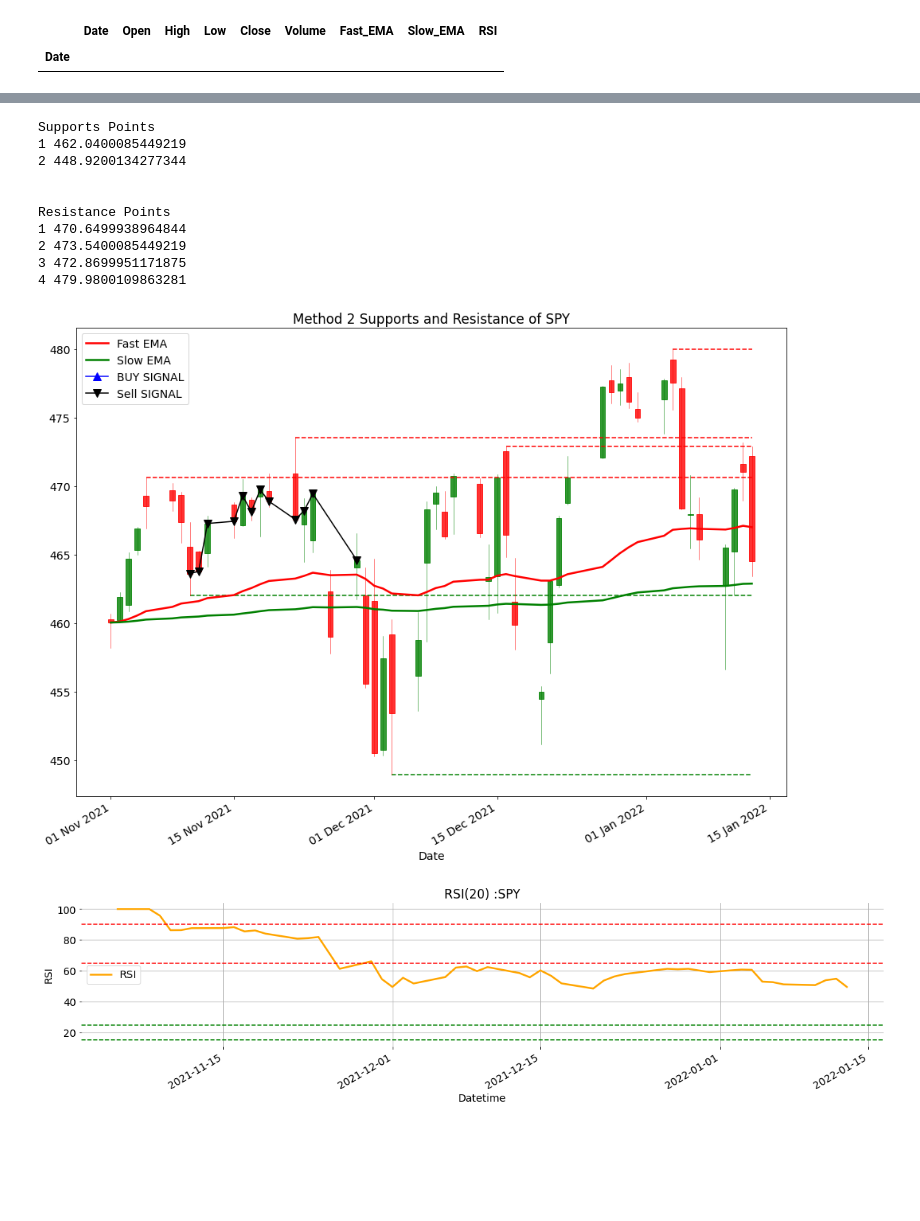
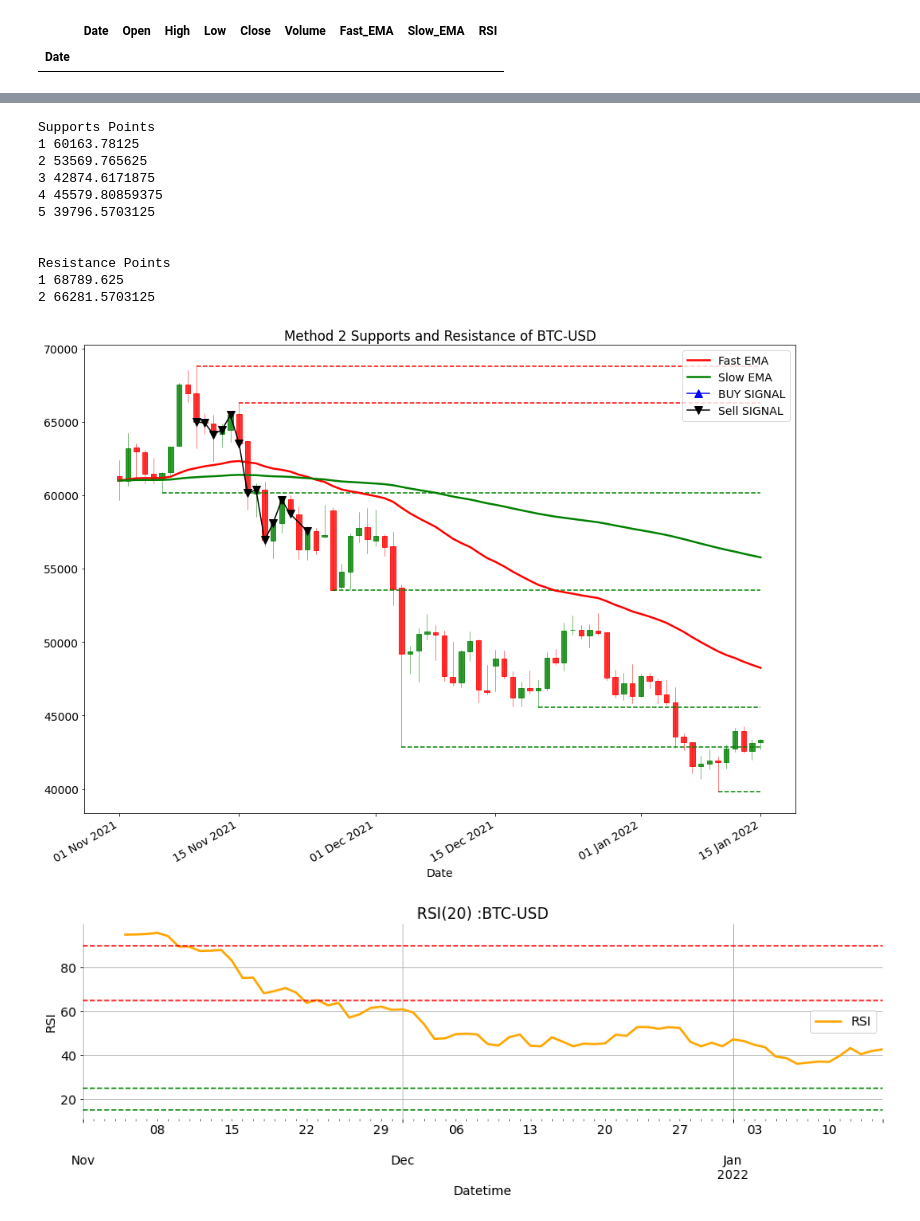
Before and after one commit to u0sama/RSI-Signals, a Jupyter notebook: RSI_Signals.ipynb, the cells around one changed output, grey strips where cells are left out. Drawn from its saved outputs; the diff is of its cells as text; code cells hidden in the pictures; blank space fills up the shorter version.

```diff
--- a/RSI_Signals.ipynb
+++ b/RSI_Signals.ipynb
@@ -2,9 +2,9 @@
 <a href="https://colab.research.google.com/github/u0sama/RSI-Signals/blob/main/RSI_Signals.ipynb" target="_parent"><img src="https://colab.research.google.com/assets/colab-badge.svg" alt="Open In Colab"/></a>
 # %%
 #user input
-Symbol = 'SPY'
+Symbol = 'BTC-USD'
 Start = "2021-11-1"
-To = "2022-1-14"
+To = "2022-1-15"
 #Valid periods: 1d,5d,1mo,3mo,6mo,1y,2y,5y,10y,ytd,max
 Granularity= "1d"
 Fast=50
@@ -275,7 +275,7 @@ def plot_all1(level1, level2, df):
     plt.legend()
 
     fig.show()
-    fig, ax = plt.subplots(figsize=(19.5, 4))
+    fig, ax = plt.subplots(figsize=(16, 4))
     df['RSI'].plot( color = 'orange', linewidth = 2.5)
 
     plt.axhline(RSILB, linestyle = '--', linewidth = 1.5, color = 'green')
@@ -370,38 +370,39 @@ for i in range(5, len(df)-5):
 
     low_range = df['Low'][i-5:i+5]
     current_min = low_range.min()
     if current_min not in min_list:
         min_list = []
     min_list.append(current_min)
     if len(min_list) == 5 and is_far_from_level(current_min, pivots, df):
         pivots.append((low_range.idxmin(), current_min))
         pivotse.append((b, current_min))
         b=b+1
 
 print ("Supports Points")
 
 
 for line3 in pivotse:
     print(*line3)
 
 
 print (" ")
 print (" ")
 
 print ("Resistance Points")
 for line4 in pivotre:
     print(*line4)
 plot_all1(pivots, pivotr,df)
 # %% [output]
 Supports Points
-1 462.0400085449219
-2 448.9200134277344
+1 60163.78125
+2 53569.765625
+3 42874.6171875
+4 45579.80859375
+5 39796.5703125
 
 
 Resistance Points
-1 470.6499938964844
-2 473.5400085449219
-3 472.8699951171875
-4 479.9800109863281
+1 68789.625
+2 66281.5703125
-[figure, old version]
+[figure, new version]
-[figure, old version]
+[figure, new version]
```
Also changed, not shown: parts of 4 cells of this notebook.
